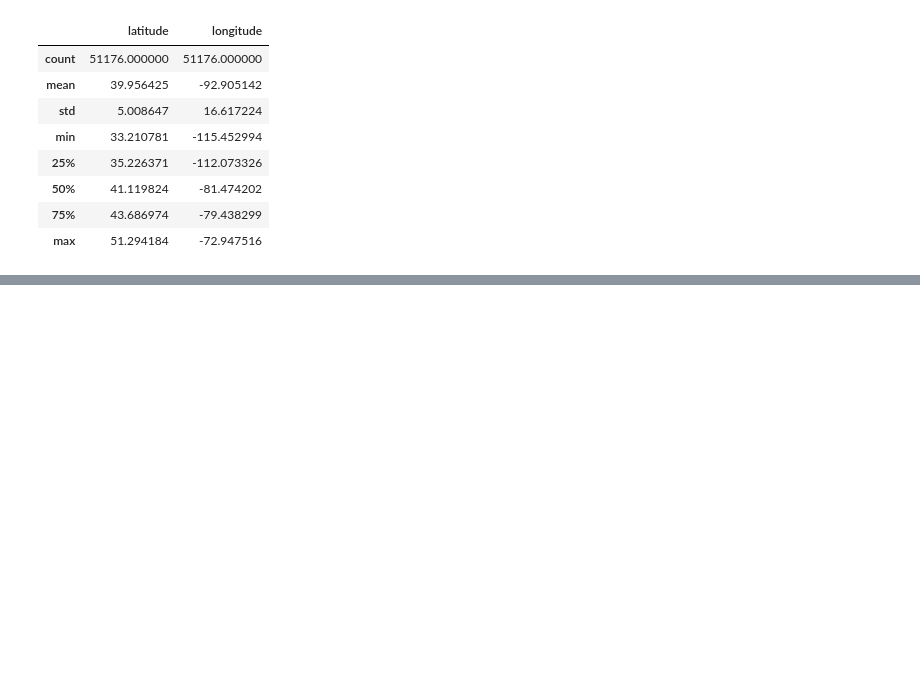
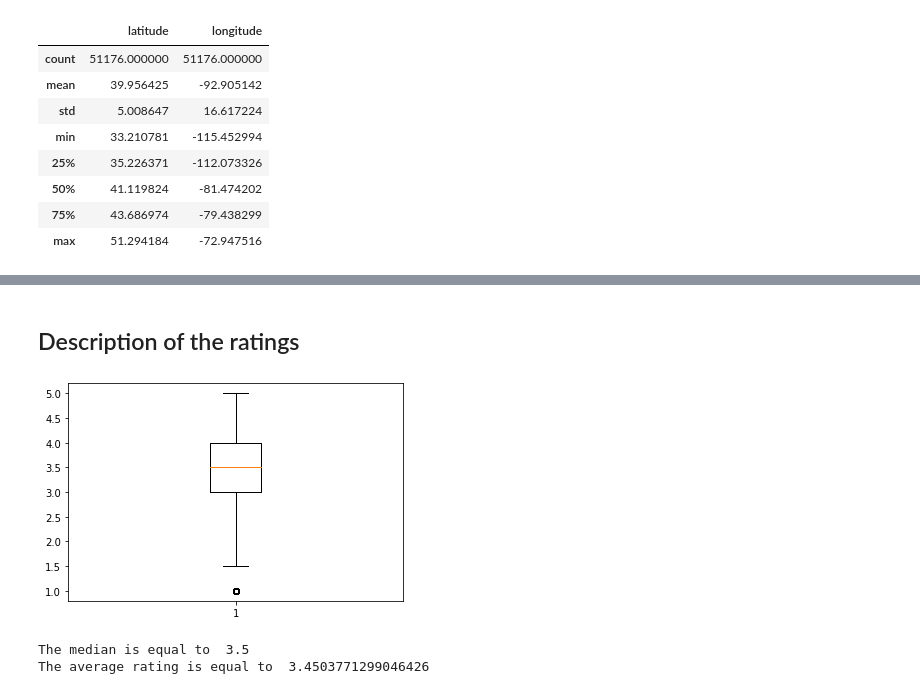
Before and after one commit to DLaux/DMML-Project, a Jupyter notebook: code/EDA.ipynb, the cells around one changed output, grey strips where cells are left out. Cells and saved outputs as stored; diff of their text form; code cells hidden in the pictures; blank space fills up the shorter version.

```diff
--- a/code/EDA.ipynb
+++ b/code/EDA.ipynb
@@ -90,0 +84,20 @@ Index(['address', 'business_id', 'city', 'hours', 'is_open', 'latitude',
+# %% [markdown]
+## Description of the ratings
+# %%
+df['stars']=df['stars'].astype(float)
+
+note = df['stars']
+
+box_plot_data = df['stars']
+plt.boxplot(box_plot_data)
+plt.show()
+
+
+
+
+print("The median is equal to ",np.median(note))
+print("The average rating is equal to ",np.average(note))
+# %% [output]
+[figure, added]
+The median is equal to  3.5
+The average rating is equal to  3.4503771299046426
```
Also changed, not shown: parts of 3 cells of this notebook.
